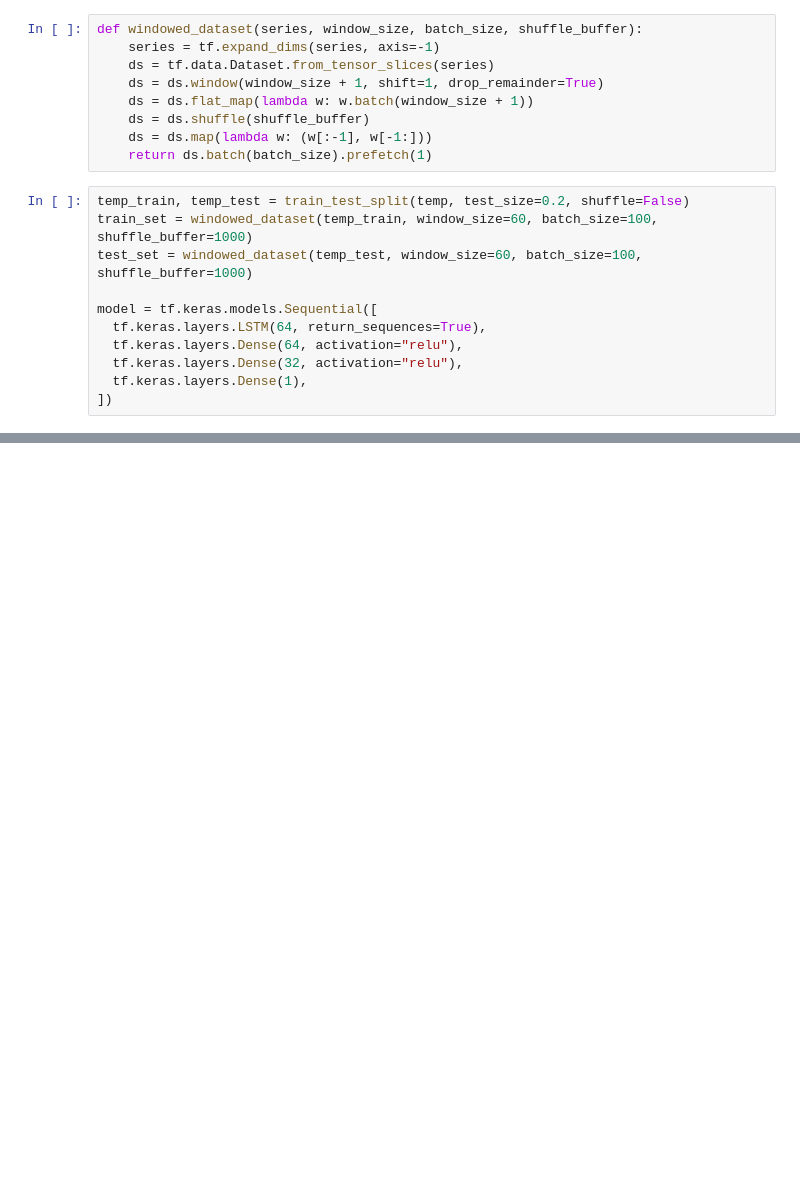
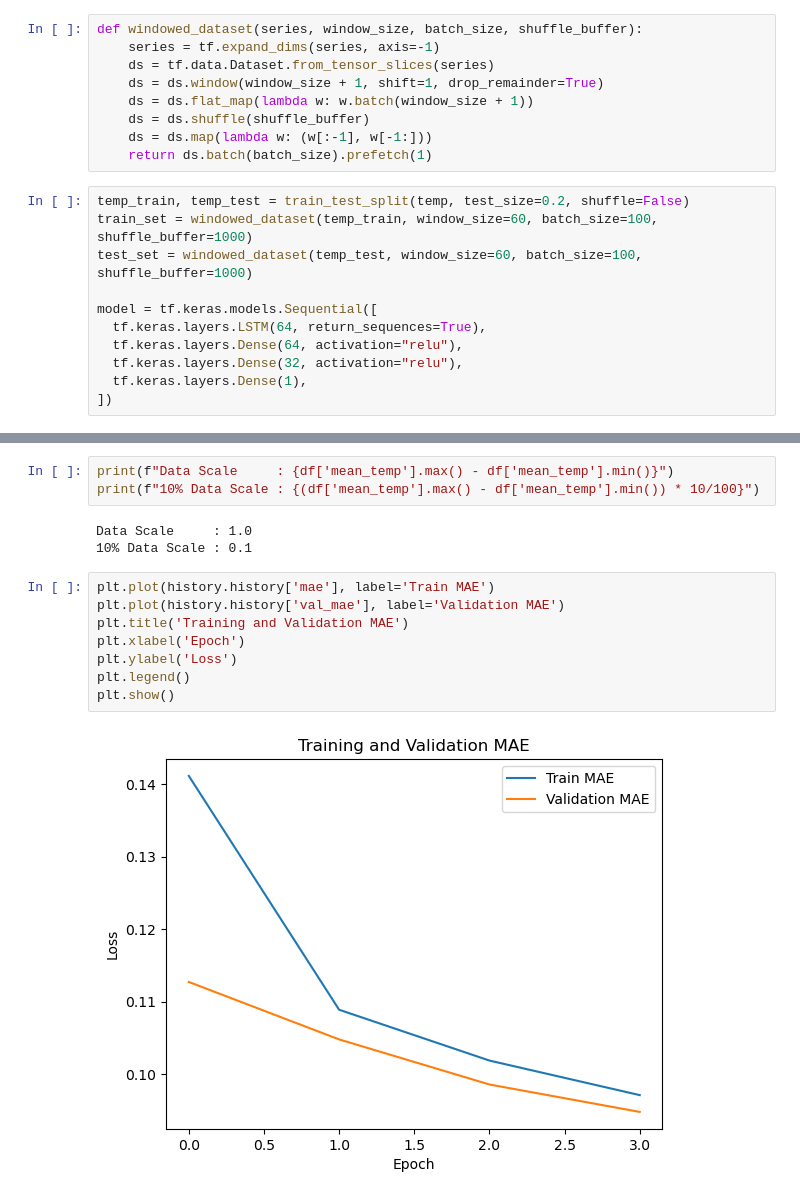
Before and after one commit to fanderkai/weather_prediction, a Jupyter notebook: london_weather_prediction.ipynb, the cells around one changed output, grey strips where cells are left out. Saved outputs shown, nothing was run; the diff lists cells and outputs as text; blank space fills up the shorter version.

```diff
--- a/london_weather_prediction.ipynb
+++ b/london_weather_prediction.ipynb
@@ -131,4 +133,20 @@ Epoch 3/100
 MAE telah mencapai < 10%! skala data
+# %%
+print(f"Data Scale     : {df['mean_temp'].max() - df['mean_temp'].min()}")
+print(f"10% Data Scale : {(df['mean_temp'].max() - df['mean_temp'].min()) * 10/100}")
+# %% [output]
+Data Scale     : 1.0
+10% Data Scale : 0.1
+# %%
+plt.plot(history.history['mae'], label='Train MAE')
+plt.plot(history.history['val_mae'], label='Validation MAE')
+plt.title('Training and Validation MAE')
+plt.xlabel('Epoch')
+plt.ylabel('Loss')
+plt.legend()
+plt.show()
+# %% [output]
+[figure, added]
 # %%
 plt.plot(history.history['loss'], label='Train Loss')
 plt.plot(history.history['val_loss'], label='Validation Loss')
```
Also changed, not shown: parts of 3 cells of this notebook.
